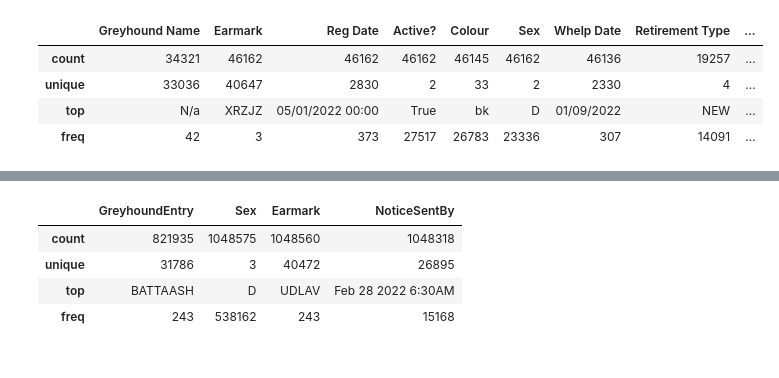
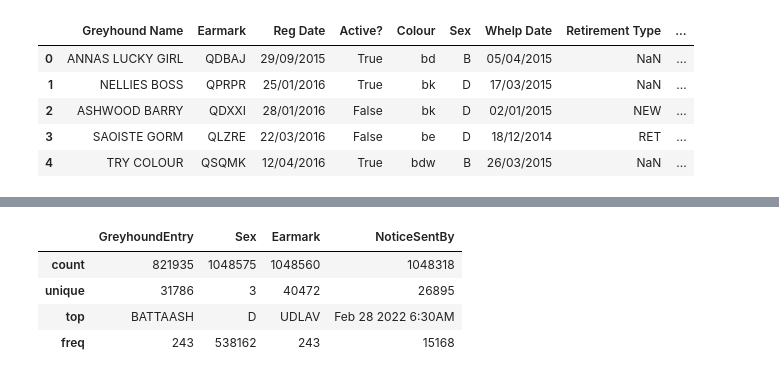
Before and after one commit to sba22178/capstone2023, a Jupyter notebook: 1_Cleaning Data.ipynb, the cells around one changed output, grey strips where cells are left out. Drawn from its saved outputs; the diff is of its cells as text; code cells hidden in the pictures.

```diff
--- a/1_Cleaning Data.ipynb
+++ b/1_Cleaning Data.ipynb
@@ -1,12 +1,13 @@
 # %%
 import pandas as pd
 # %%
-df = pd.read_csv('Data\AllGreyhounds.csv')
+dfT = pd.read_csv('Data\AllGreyhounds.csv')
 # %%
-df.describe()
+dfT.head()
 # %% [output]
 |  | Greyhound Name | Earmark | Reg Date | Active? | Colour | Sex | Whelp Date | Retirement Type | ... |
-| count | 34321 | 46162 | 46162 | 46162 | 46145 | 46162 | 46136 | 19257 | ... |
-| unique | 33036 | 40647 | 2830 | 2 | 33 | 2 | 2330 | 4 | ... |
-| top | N/a | XRZJZ | 05/01/2022 00:00 | True | bk | D | 01/09/2022 | NEW | ... |
-| freq | 42 | 3 | 373 | 27517 | 26783 | 23336 | 307 | 14091 | ... |
+| 0 | ANNAS LUCKY GIRL | QDBAJ | 29/09/2015 | True | bd | B | 05/04/2015 | NaN | ... |
+| 1 | NELLIES BOSS | QPRPR | 25/01/2016 | True | bk | D | 17/03/2015 | NaN | ... |
+| 2 | ASHWOOD BARRY | QDXXI | 28/01/2016 | False | bk | D | 02/01/2015 | NEW | ... |
+| 3 | SAOISTE GORM | QLZRE | 22/03/2016 | False | be | D | 18/12/2014 | RET | ... |
+| 4 | TRY COLOUR | QSQMK | 12/04/2016 | True | bdw | B | 26/03/2015 | NaN | ... |
```
Also changed, not shown: parts of 24 cells of this notebook, 5 other files.
